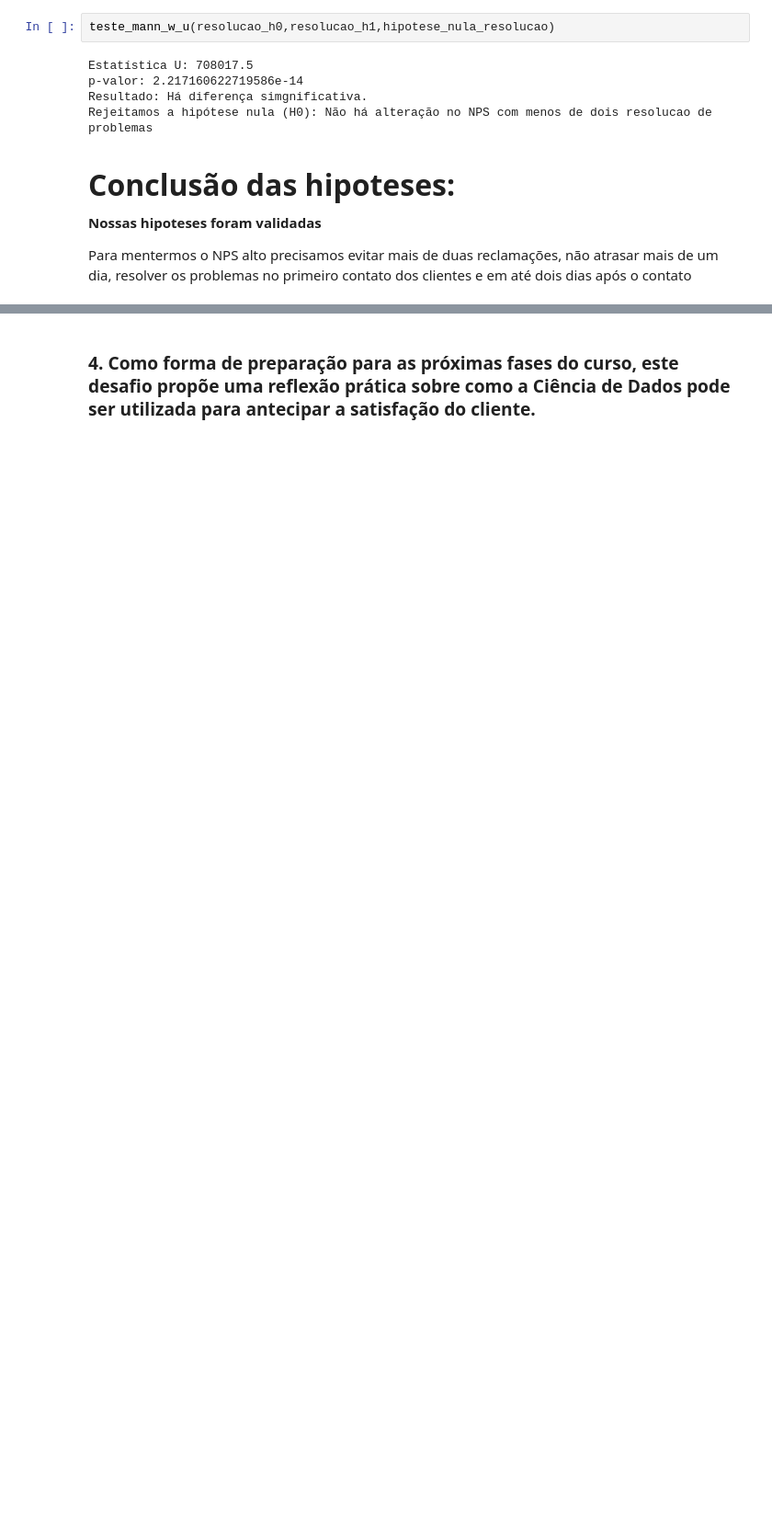
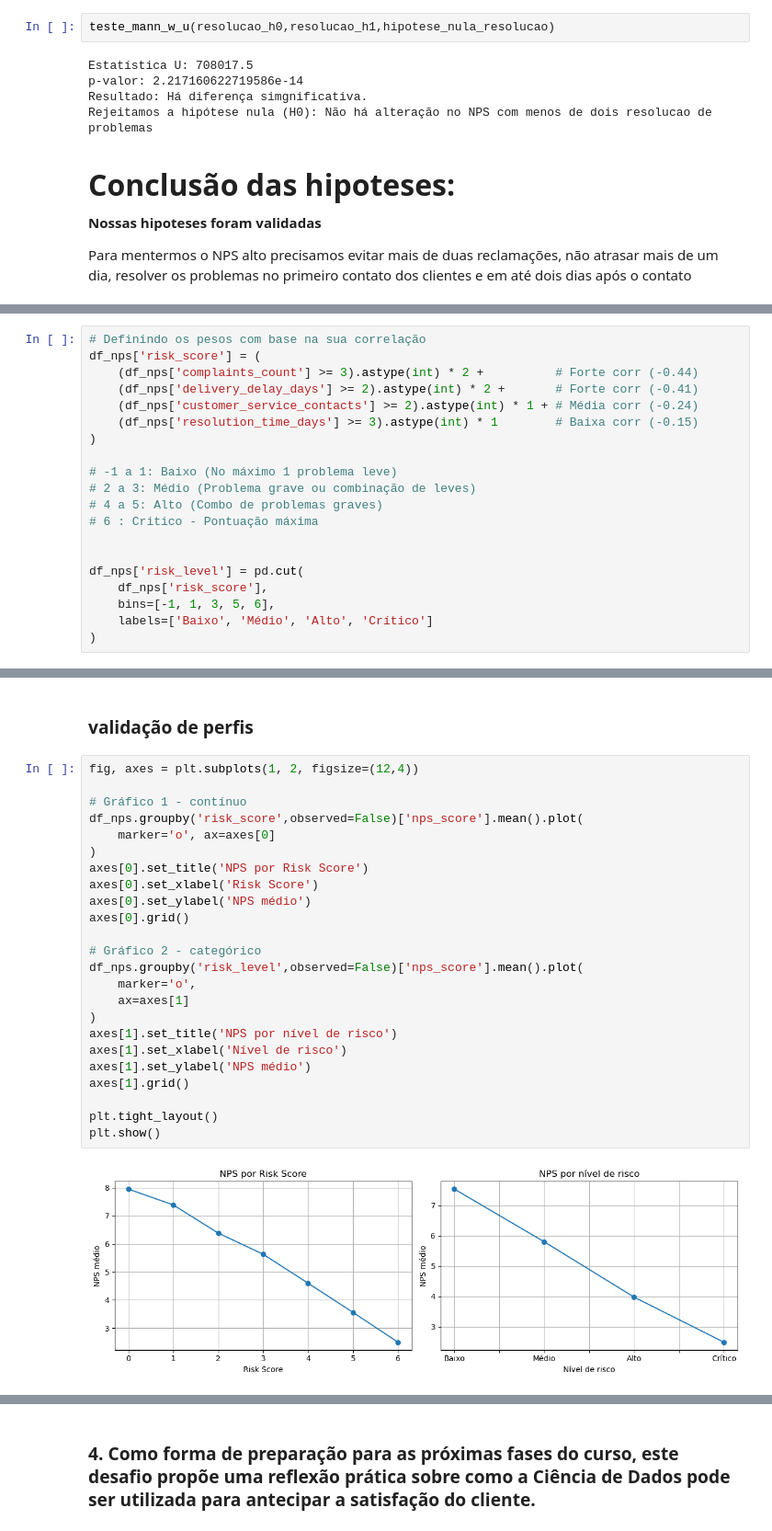
Before and after one commit to LucasRuizMartins/fiap_tech_challenge_01, a Jupyter notebook: notebooks/teach_challenge.ipynb, the cells around one changed output, grey strips where cells are left out. Shown at 92% size. Cells and saved outputs as stored; diff of their text form; blank space fills up the shorter version.

```diff
--- a/notebooks/teach_challenge.ipynb
+++ b/notebooks/teach_challenge.ipynb
@@ -651,0 +626,20 @@ df_nps.head(2)
+# %%
+# Definindo os pesos com base na sua correlação
+df_nps['risk_score'] = (
+    (df_nps['complaints_count'] >= 3).astype(int) * 2 +          # Forte corr (-0.44)
+    (df_nps['delivery_delay_days'] >= 2).astype(int) * 2 +       # Forte corr (-0.41)
+    (df_nps['customer_service_contacts'] >= 2).astype(int) * 1 + # Média corr (-0.24)
+    (df_nps['resolution_time_days'] >= 3).astype(int) * 1        # Baixa corr (-0.15)
+)
+
+# -1 a 1: Baixo (No máximo 1 problema leve)
+# 2 a 3: Médio (Problema grave ou combinação de leves)
+# 4 a 5: Alto (Combo de problemas graves)
+# 6 : Critico - Pontuação máxima
+
+
+df_nps['risk_level'] = pd.cut(
+    df_nps['risk_score'],
+    bins=[-1, 1, 3, 5, 6],
+    labels=['Baixo', 'Médio', 'Alto', 'Crítico']
+)
@@ -651,0 +760,28 @@ df_nps.head(2)
+# %% [markdown]
+### validação de perfis
+# %%
+fig, axes = plt.subplots(1, 2, figsize=(12,4))
+
+# Gráfico 1 - contínuo
+df_nps.groupby('risk_score',observed=False)['nps_score'].mean().plot(
+    marker='o', ax=axes[0]
+)
+axes[0].set_title('NPS por Risk Score')
+axes[0].set_xlabel('Risk Score')
+axes[0].set_ylabel('NPS médio')
+axes[0].grid()
+
+# Gráfico 2 - categórico
+df_nps.groupby('risk_level',observed=False)['nps_score'].mean().plot(
+    marker='o',
+    ax=axes[1]
+)
+axes[1].set_title('NPS por nível de risco')
+axes[1].set_xlabel('Nível de risco')
+axes[1].set_ylabel('NPS médio')
+axes[1].grid()
+
+plt.tight_layout()
+plt.show()
+# %% [output]
+[figure, added]
```
Also changed, not shown: parts of 59 cells of this notebook.
